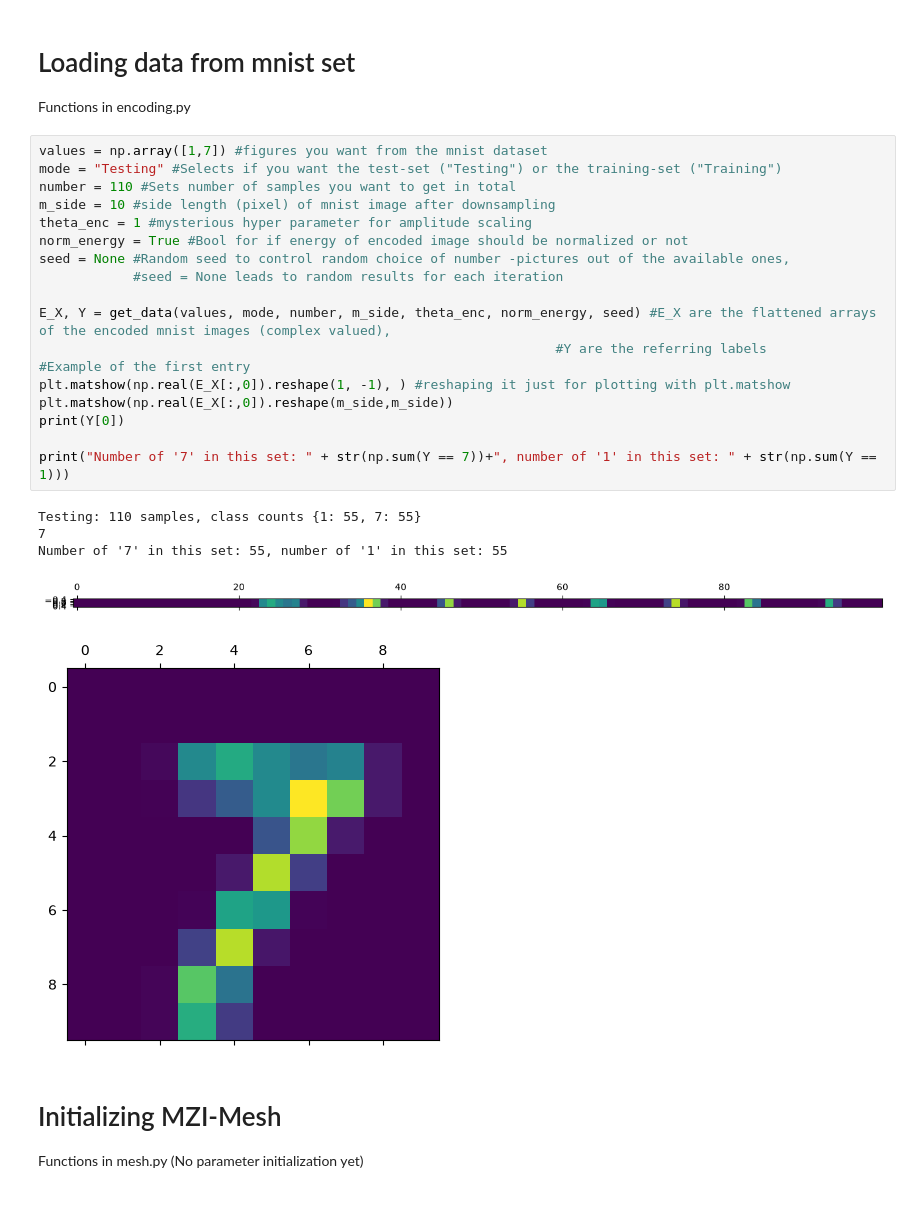
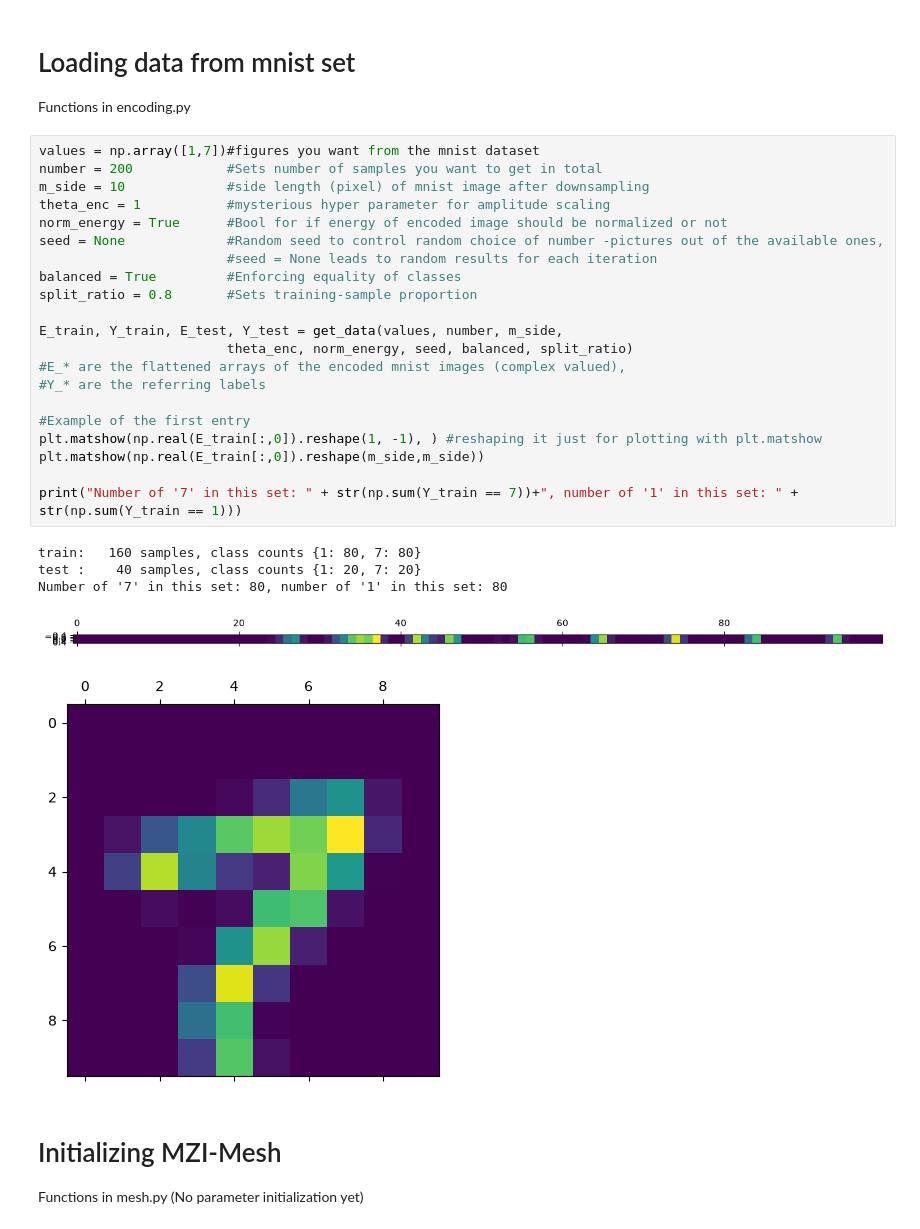
Before and after one commit to kaschdaniel/MANTIS, a Jupyter notebook: Debug.ipynb, the cells around one changed output. Drawn from its saved outputs; the diff is of its cells as text.

```diff
--- a/Debug.ipynb
+++ b/Debug.ipynb
@@ -19,29 +19,32 @@ import matplotlib.pyplot as plt
 # Loading data from mnist set
 Functions in encoding.py
 # %%
-values = np.array([1,7]) #figures you want from the mnist dataset
-mode = "Testing" #Selects if you want the test-set ("Testing") or the training-set ("Training")
-number = 110 #Sets number of samples you want to get in total
-m_side = 10 #side length (pixel) of mnist image after downsampling
-theta_enc = 1 #mysterious hyper parameter for amplitude scaling
-norm_energy = True #Bool for if energy of encoded image should be normalized or not
-seed = None #Random seed to control random choice of number -pictures out of the available ones,
-            #seed = None leads to random results for each iteration
+values = np.array([1,7])#figures you want from the mnist dataset
+number = 200            #Sets number of samples you want to get in total
+m_side = 10             #side length (pixel) of mnist image after downsampling
+theta_enc = 1           #mysterious hyper parameter for amplitude scaling
+norm_energy = True      #Bool for if energy of encoded image should be normalized or not
+seed = None             #Random seed to control random choice of number -pictures out of the available ones,
+                        #seed = None leads to random results for each iteration
+balanced = True         #Enforcing equality of classes
+split_ratio = 0.8       #Sets training-sample proportion
 
-E_X, Y = get_data(values, mode, number, m_side, theta_enc, norm_energy, seed) #E_X are the flattened arrays of the encoded mnist images (complex valued),
-                                                                  #Y are the referring labels
+E_train, Y_train, E_test, Y_test = get_data(values, number, m_side,
+                        theta_enc, norm_energy, seed, balanced, split_ratio)
+#E_* are the flattened arrays of the encoded mnist images (complex valued),
+#Y_* are the referring labels
+
 #Example of the first entry
-plt.matshow(np.real(E_X[:,0]).reshape(1, -1), ) #reshaping it just for plotting with plt.matshow
-plt.matshow(np.real(E_X[:,0]).reshape(m_side,m_side))
-print(Y[0])
+plt.matshow(np.real(E_train[:,0]).reshape(1, -1), ) #reshaping it just for plotting with plt.matshow
+plt.matshow(np.real(E_train[:,0]).reshape(m_side,m_side))
 
-print("Number of '7' in this set: " + str(np.sum(Y == 7))+", number of '1' in this set: " + str(np.sum(Y == 1)))
+print("Number of '7' in this set: " + str(np.sum(Y_train == 7))+", number of '1' in this set: " + str(np.sum(Y_train == 1)))
 # %% [output]
-Testing: 110 samples, class counts {1: 55, 7: 55}
-7
-Number of '7' in this set: 55, number of '1' in this set: 55
+train:   160 samples, class counts {1: 80, 7: 80}
+test :    40 samples, class counts {1: 20, 7: 20}
+Number of '7' in this set: 80, number of '1' in this set: 80
-[figure, old version]
+[figure, new version]
-[figure, old version]
+[figure, new version]
 # %% [markdown]
 # Initializing MZI-Mesh
 Functions in mesh.py
```
Also changed, not shown: parts of 9 cells of this notebook, 4 other files.
